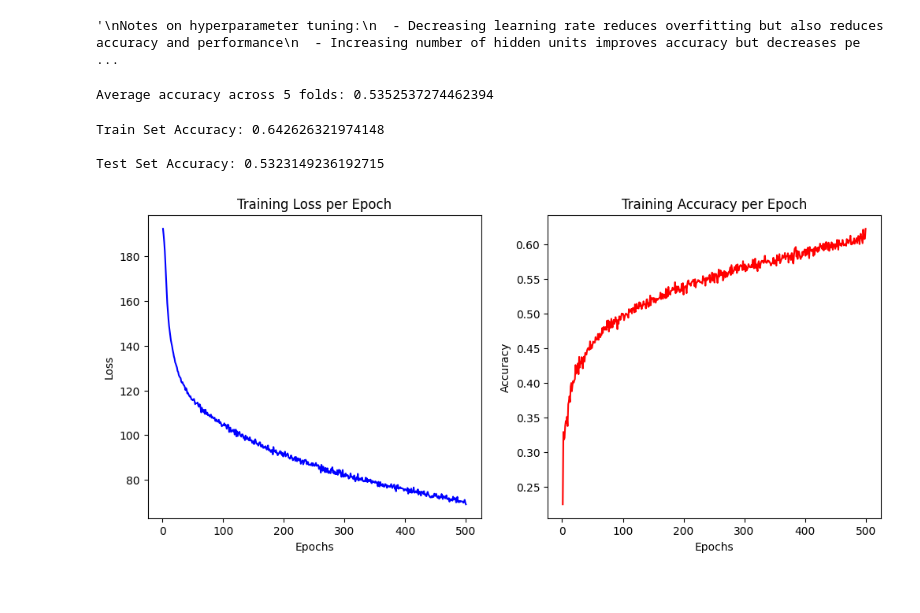
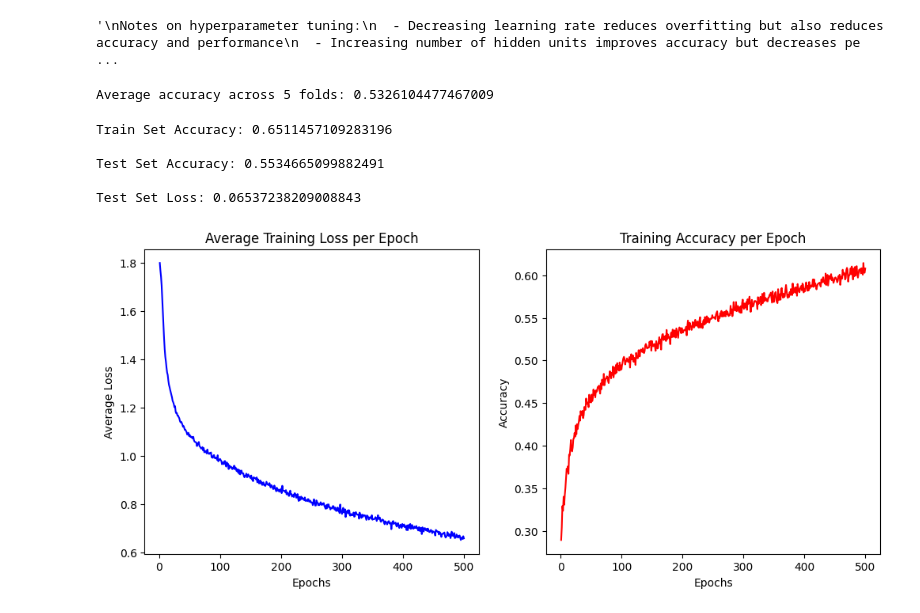
Before and after one commit to scottjaymsu/NLP-Autograder, a Jupyter notebook: BERT_FCNN_model.ipynb, the cells around one changed output. Cells and saved outputs as stored; diff of their text form; code cells hidden in the pictures.

```diff
--- a/BERT_FCNN_model.ipynb
+++ b/BERT_FCNN_model.ipynb
@@ -222,6 +238,7 @@ def train_model(model, dataloader, loss_fn, optimizer, epochs=100):
             total += len(labels)
 
         accuracy = correct / total # accuracy of epoch
+        total_loss /= len(dataloader) # average loss of epoch
 
         # store to graph learning curve
         losses.append(total_loss)
@@ -232,7 +249,6 @@ def train_model(model, dataloader, loss_fn, optimizer, epochs=100):
     with torch.no_grad(): 	# no_grad mode doesn't compute gradients
       for inputs, labels in dataloader:
         inputs, labels = inputs.to(device), labels.to(device)
-
         outputs = model(inputs)
         _, predicted = torch.max(outputs, 1) # gets index of highest logit (predicted class value)
         # add labels from batch to lists as arrays
@@ -244,8 +260,8 @@ def train_model(model, dataloader, loss_fn, optimizer, epochs=100):
     plt.subplot(1, 2, 1)
     plt.plot(range(1, epochs+1), losses, label="Loss", color='blue')
     plt.xlabel('Epochs')
-    plt.ylabel('Loss')
-    plt.title('Training Loss per Epoch')
+    plt.ylabel('Average Loss')
+    plt.title('Average Training Loss per Epoch')
     plt.subplot(1, 2, 2)
     plt.plot(range(1, epochs+1), accuracies, label="Accuracy", color='red')
     plt.xlabel('Epochs')
@@ -334,16 +350,21 @@ for fold, (train_idx, val_idx) in enumerate(kf.split(features_tensor, labels_ten
     # eval on validation set
     model.eval()
     y_actual, y_pred = [], []
+    val_loss = 0
     with torch.no_grad():
         for inputs, labels in val_loader:
+            inputs, labels = inputs.to(device), labels.to(device)
             outputs = model(inputs)
+            val_loss += loss_fn(outputs, labels).item()
             _, predicted = torch.max(outputs, 1)
             y_actual.extend(labels.cpu().numpy())
             y_pred.extend(predicted.cpu().numpy())
 
+    val_loss = val_loss / len(val_loader)
     fold_accuracy = accuracy_score(y_actual, y_pred)
     fold_accuracies.append(fold_accuracy)
     print(f"Fold {fold + 1} Accuracy: {fold_accuracy}")
+    print(f"Fold {fold + 1} Loss: {val_loss}")
 # %% [output]
 Fold 1/5
 
@@ -386,39 +404,44 @@ Notes on hyperparameter tuning:
 average_accuracy = np.mean(fold_accuracies)
 print(f"\nAverage accuracy across {k_folds} folds: {average_accuracy}")
 # %% [output]
-Average accuracy across 5 folds: 0.5352537274462394
+Average accuracy across 5 folds: 0.5326104477467009
 # %%
 # retrain
 train_dataset_full = TensorDataset(features_tensor, labels_tensor)
 train_loader_full = DataLoader(train_dataset_full, batch_size=64, shuffle=True)
 
 model = FCNN(input_dim=features_tensor.shape[1], hidden_dim=128, output_dim=len(np.unique(y))).to(device)
 optimizer = optim.Adam(model.parameters(), lr=0.0001)
 
 _, _ = train_model(model, train_loader_full, loss_fn, optimizer, epochs=500)
 
 test_dataset = TensorDataset(features_tensor_test, labels_tensor_test)
 test_loader = DataLoader(test_dataset, batch_size=64, shuffle=False)
 
 # eval on test set
 model.eval()
+test_loss = 0
 y_actual_test, y_pred_test = [], []
 with torch.no_grad():
     for inputs, labels in test_loader:
         inputs, labels = inputs.to(device), labels.to(device)
-
         outputs = model(inputs)
+        test_loss += loss_fn(outputs, labels).item()
         _, predicted = torch.max(outputs, 1)
         y_actual_test.extend(labels.cpu().numpy())
         y_pred_test.extend(predicted.cpu().numpy())
 
+test_loss = test_loss / len(test_loader)
 test_accuracy = accuracy_score(y_actual_test, y_pred_test)
 print(f"\nTest Set Accuracy: {test_accuracy}")
+print(f"\nTest Set Loss: {test_loss / len(test_loader)}")
 # %% [output]
-Train Set Accuracy: 0.642626321974148
+Train Set Accuracy: 0.6511457109283196
 
-Test Set Accuracy: 0.5323149236192715
+Test Set Accuracy: 0.5534665099882491
+
+Test Set Loss: 0.06537238209008843
-[figure, old version]
+[figure, new version]
 # %%
 # plot confusion matrix and accuracies for testing
 plot_confusion_matrix(y_actual_test, y_pred_test)
```
Also changed, not shown: parts of 10 cells of this notebook, 1 other file.
